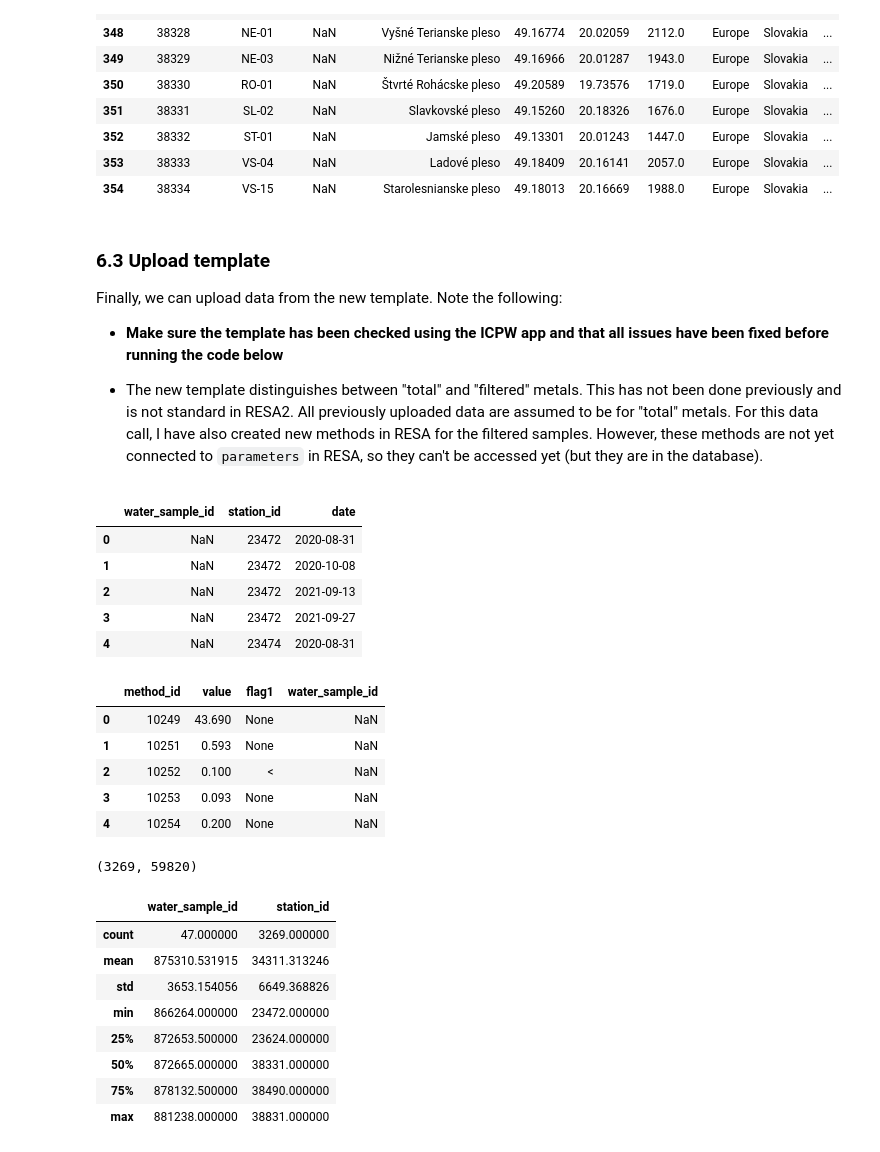
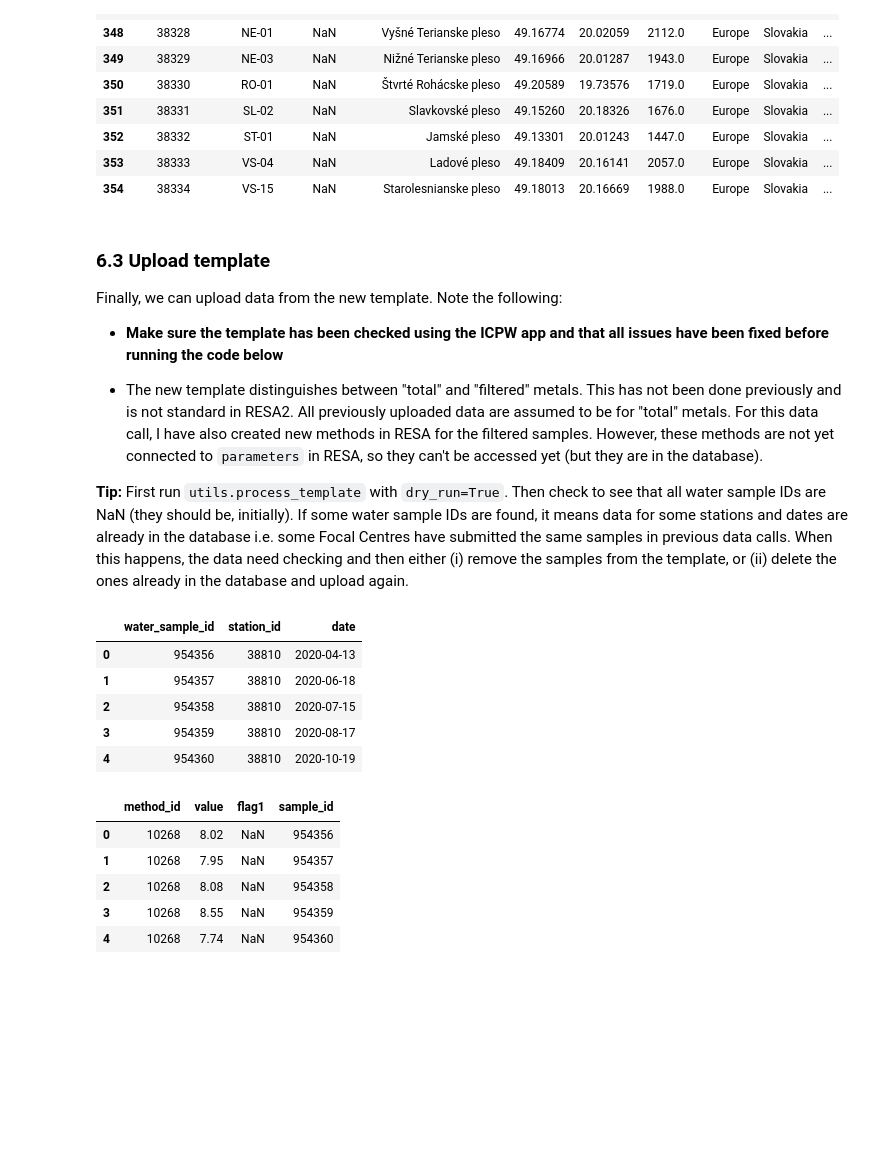
Before and after one commit to JamesSample/icpw2, a Jupyter notebook: thematic_report_2023/02_data_upload.ipynb, the cells around one changed output. Drawn from its saved outputs; the diff is of its cells as text; code cells hidden in the pictures; blank space fills up the shorter version.

Commit message:
Upload data from CfD 2022-23

```diff
--- a/thematic_report_2023/02_data_upload.ipynb
+++ b/thematic_report_2023/02_data_upload.ipynb
@@ -357,38 +357,25 @@ Finally, we can upload data from the new template. Note the following:
  * **Make sure the template has been checked using the ICPW app and that all issues have been fixed before running the code below**
 
  * The new template distinguishes between "total" and "filtered" metals. This has not been done previously and is not standard in RESA2. All previously uploaded data are assumed to be for "total" metals. For this data call, I have also created new methods in RESA for the filtered samples. However, these methods are not yet connected to `parameters` in RESA, so they can't be accessed yet (but they are in the database).
+
+
+**Tip:** First run `utils.process_template` with `dry_run=True`. Then check to see that all water sample IDs are NaN (they should be, initially). If some water sample IDs are found, it means data for some stations and dates are already in the database i.e. some Focal Centres have submitted the same samples in previous data calls. When this happens, the data need checking and then either (i) remove the samples from the template, or (ii) delete the ones already in the database and upload again.
 # %%
 xl_path = r"./data/icpw_cfd_2022_all_data.xlsx"
-ws_df, df = utils.process_template(xl_path, eng, dups="mean", dry_run=True)
+ws_df, df = utils.process_template(xl_path, eng, dups="drop", dry_run=False)
 
 display(ws_df.head())
 display(df.head())
 # %% [output]
 |  | water_sample_id | station_id | date |
-| 0 | NaN | 23472 | 2020-08-31 |
-| 1 | NaN | 23472 | 2020-10-08 |
-| 2 | NaN | 23472 | 2021-09-13 |
-| 3 | NaN | 23472 | 2021-09-27 |
-| 4 | NaN | 23474 | 2020-08-31 |
+| 0 | 954356 | 38810 | 2020-04-13 |
+| 1 | 954357 | 38810 | 2020-06-18 |
+| 2 | 954358 | 38810 | 2020-07-15 |
+| 3 | 954359 | 38810 | 2020-08-17 |
+| 4 | 954360 | 38810 | 2020-10-19 |
-|  | method_id | value | flag1 | water_sample_id |
-| 0 | 10249 | 43.690 | None | NaN |
-| 1 | 10251 | 0.593 | None | NaN |
-| 2 | 10252 | 0.100 | < | NaN |
-| 3 | 10253 | 0.093 | None | NaN |
-| 4 | 10254 | 0.200 | None | NaN |
+|  | method_id | value | flag1 | sample_id |
+| 0 | 10268 | 8.02 | NaN | 954356 |
+| 1 | 10268 | 7.95 | NaN | 954357 |
+| 2 | 10268 | 8.08 | NaN | 954358 |
+| 3 | 10268 | 8.55 | NaN | 954359 |
+| 4 | 10268 | 7.74 | NaN | 954360 |
-# %%
-len(ws_df), len(df)
-# %% [output]
-(3269, 59820)
-# %%
-ws_df.describe()
-# %% [output]
-|  | water_sample_id | station_id |
-| count | 47.000000 | 3269.000000 |
-| mean | 875310.531915 | 34311.313246 |
-| std | 3653.154056 | 6649.368826 |
-| min | 866264.000000 | 23472.000000 |
-| 25% | 872653.500000 | 23624.000000 |
-| 50% | 872665.000000 | 38331.000000 |
-| 75% | 878132.500000 | 38490.000000 |
-| max | 881238.000000 | 38831.000000 |
```
Also changed, not shown: parts of 2 cells of this notebook, 2 other files.
